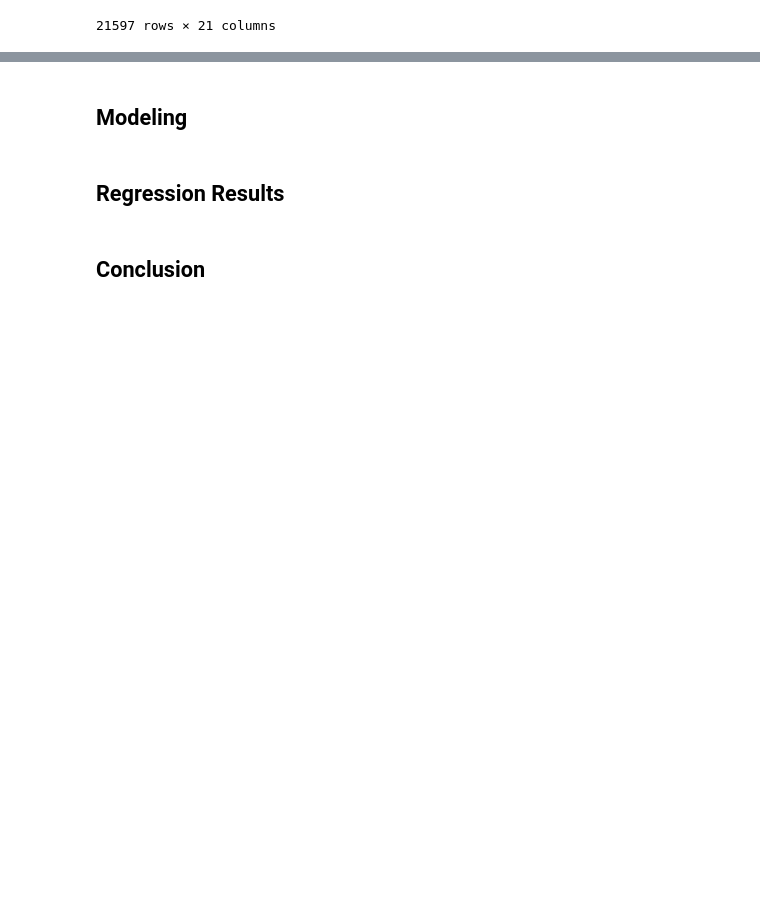
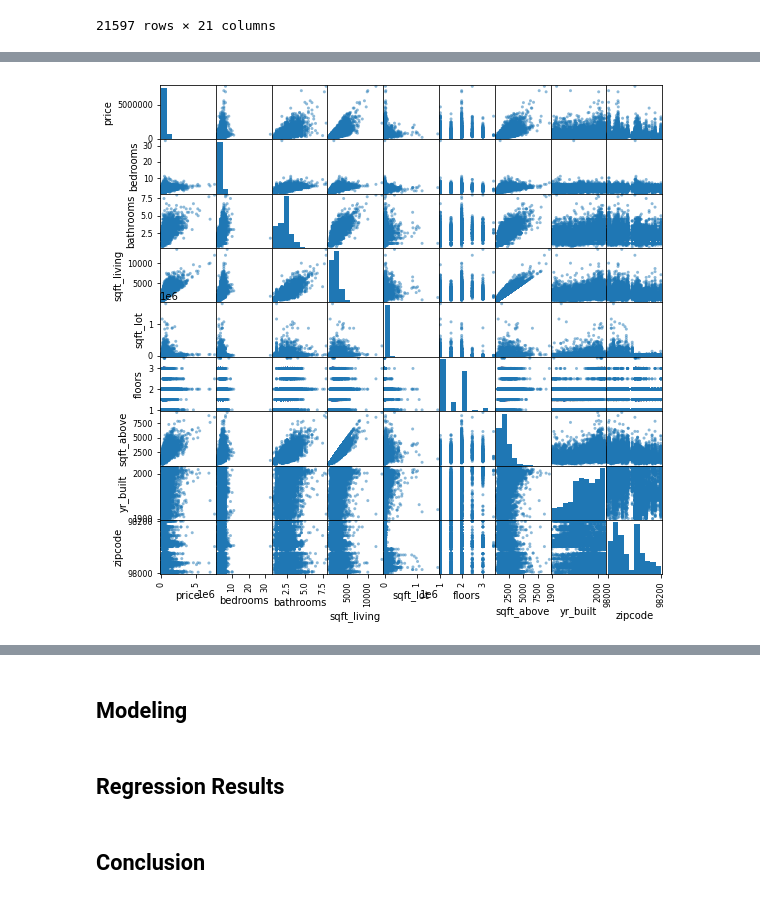
Before and after one commit to morty802/Intergenerational-Familes-in-King-County, a Jupyter notebook: student.ipynb, the cells around one changed output, grey strips where cells are left out. Saved outputs shown, nothing was run; the diff lists cells and outputs as text; code cells hidden in the pictures; blank space fills up the shorter version.

```diff
--- a/student.ipynb
+++ b/student.ipynb
@@ -41,0 +173,3 @@ df
+# %%
+data = pd.concat([data, grd_dummies, ren_dummies, cond_dummies], axis=1)
+data.head()
@@ -41,0 +209,3 @@ df
+# %%
+data_pred = data.iloc[:,1:14]
+data_pred.head()
@@ -41,0 +219,5 @@ df
+# %%
+pd.plotting.scatter_matrix(data_pred,figsize  = [9, 9]);
+plt.show()
+# %% [output]
+[figure, added]
```
Also changed, not shown: parts of 30 cells of this notebook.
